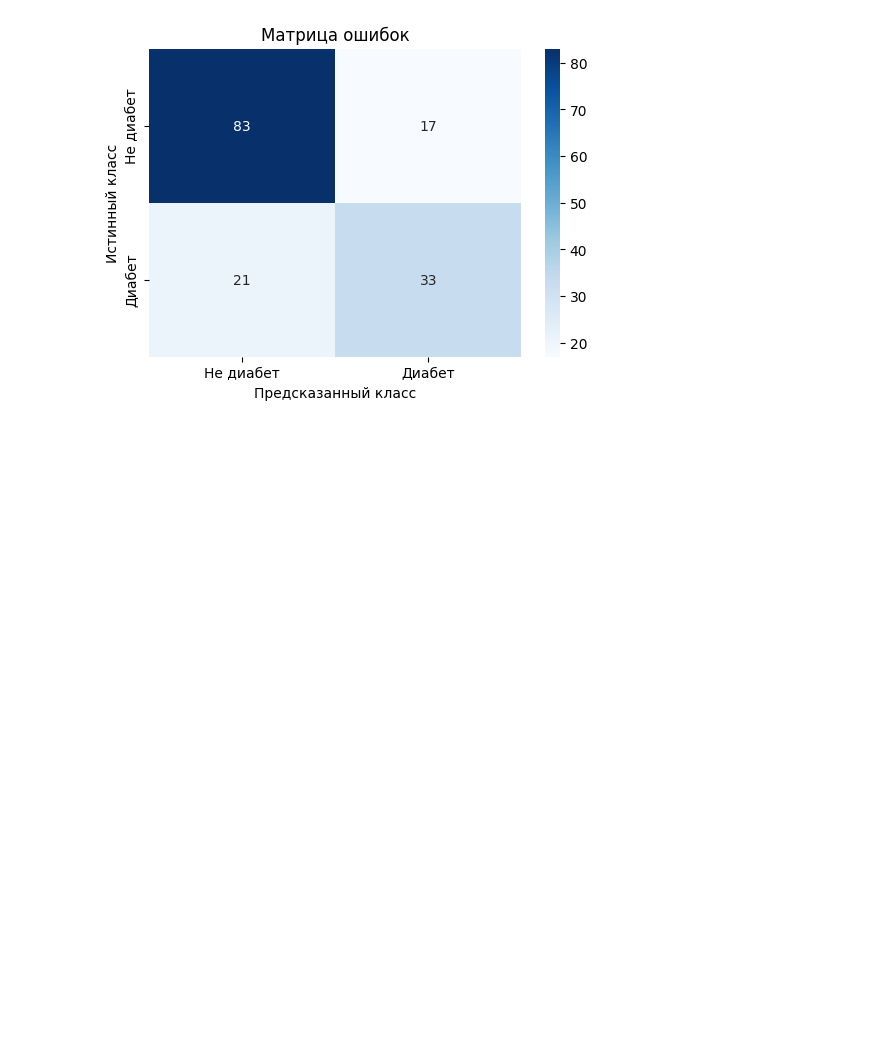
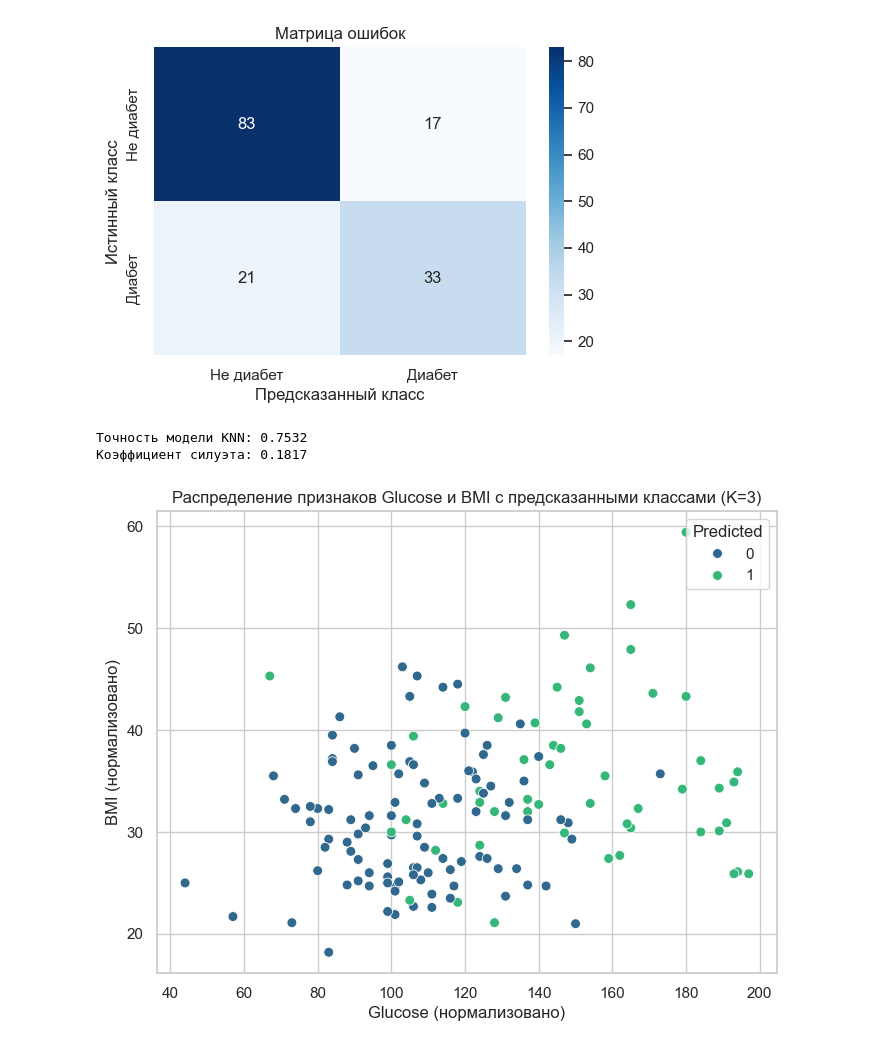
Before and after one commit to scharkoff/ml-python, a Jupyter notebook: lab_2/lab_2_var_2.ipynb, the cells around one changed output. Drawn from its saved outputs; the diff is of its cells as text; code cells hidden in the pictures; blank space fills up the shorter version.

```diff
--- a/lab_2/lab_2_var_2.ipynb
+++ b/lab_2/lab_2_var_2.ipynb
@@ -4,9 +4,12 @@ import numpy as np
 from sklearn.model_selection import train_test_split
 from sklearn.preprocessing import StandardScaler
 from sklearn.neighbors import KNeighborsClassifier
-from sklearn.metrics import accuracy_score, confusion_matrix
+from sklearn.metrics import accuracy_score, confusion_matrix, roc_curve, auc, silhouette_score
 import seaborn as sns
 import matplotlib.pyplot as plt
+
+# Установка стиля графиков
+sns.set(style="whitegrid")
 
 # Этап 0. Предобработка данных
 
@@ -55,33 +58,85 @@ X_train_scaled = scaler.fit_transform(X_train)
 # Трансформация тестовых данных
 X_test_scaled = scaler.transform(X_test)
 
-# Этап 2. Реализация алгоритма K ближайших соседей
+# Преобразование обратно в DataFrame для удобства
+X_train_scaled = pd.DataFrame(X_train_scaled, columns=X_train.columns)
+X_test_scaled = pd.DataFrame(X_test_scaled, columns=X_test.columns)
+
+
+# Этап 2. Реализация алгоритма K-ближайших соседей (KNN)
 
 # Инициализация модели KNN с K=5
 knn = KNeighborsClassifier(n_neighbors=5)
 
 # Обучение модели на тренировочных данных
 knn.fit(X_train_scaled, y_train)
+print("Модель KNN обучена на тренировочных данных.")
 
 # Предсказание классов для тестового набора
 y_pred = knn.predict(X_test_scaled)
 
-# Этап 3. Оценка качества модели
+# Добавление предсказаний в DataFrame тестовой выборки
+test_results = X_test.copy()
+test_results['Actual'] = y_test
+test_results['Predicted'] = y_pred
 
-# Вычисление точности
-accuracy = accuracy_score(y_test, y_pred)
-print(f'\nТочность модели KNN: {accuracy:.4f}')
+# Просмотр первых нескольких строк результатов
+print("\nПервые 5 строк результатов предсказаний:")
+print(test_results.head())
 
-# Вычисление матрицы ошибок
-cm = confusion_matrix(y_test, y_pred)
 
 # Визуализация матрицы ошибок
+cm = confusion_matrix(y_test, y_pred)
 plt.figure(figsize=(6,4))
-sns.heatmap(cm, annot=True, fmt='d', cmap='Blues', xticklabels=['Не диабет', 'Диабет'], yticklabels=['Не диабет', 'Диабет'])
+sns.heatmap(cm, annot=True, fmt='d', cmap='Blues',
+            xticklabels=['Не диабет', 'Диабет'],
+            yticklabels=['Не диабет', 'Диабет'])
 plt.xlabel('Предсказанный класс')
 plt.ylabel('Истинный класс')
 plt.title('Матрица ошибок')
 plt.show()
+
+# Вычисление точности модели
+accuracy = accuracy_score(y_test, y_pred)
+print(f'\nТочность модели KNN: {accuracy:.4f}')
+
+# Вычисление коэффициента силуэта
+sil_score = silhouette_score(X_test_scaled, y_pred)
+print(f'Коэффициент силуэта: {sil_score:.4f}')
+
+# Этап 4. Анализ влияния количества соседей K на работу алгоритма
+
+# Шаг 1. Обучение моделей KNN с разными значениями K и оценка их точности
+from sklearn.metrics import accuracy_score
+
+# Диапазон значений K для анализа
+k_values = range(1, 21)
+accuracies = []
+
+for k in k_values:
+    knn_k = KNeighborsClassifier(n_neighbors=k)
+    knn_k.fit(X_train_scaled, y_train)
+    y_pred_k = knn_k.predict(X_test_scaled)
+    acc = accuracy_score(y_test, y_pred_k)
+    accuracies.append(acc)
+
+# Шаг 2. Визуализация влияния K на распределение предсказанных классов
+selected_k = [3, 5, 15]
+
+for k in selected_k:
+    knn_k = KNeighborsClassifier(n_neighbors=k)
+    knn_k.fit(X_train_scaled, y_train)
+    y_pred_k = knn_k.predict(X_test_scaled)
+    test_results_k = X_test.copy()
+    test_results_k['Predicted'] = y_pred_k
+
+    plt.figure(figsize=(8,6))
+    sns.scatterplot(x='Glucose', y='BMI', hue='Predicted', palette='viridis', data=test_results_k, s=50)
+    plt.title(f'Распределение признаков Glucose и BMI с предсказанными классами (K={k})')
+    plt.xlabel('Glucose (нормализовано)')
+    plt.ylabel('BMI (нормализовано)')
+    plt.legend(title='Predicted')
+    plt.show()
 # %% [output]
 Первые 5 строк набора данных:
    Pregnancies  Glucose  BloodPressure  SkinThickness  Insulin   BMI  \
@@ -103 +158,4 @@ plt.show()
-[figure, old version]
+[figure, new version]
+Точность модели KNN: 0.7532
+Коэффициент силуэта: 0.1817
+[figure, added]
```
Also changed, not shown: parts of 1 cell of this notebook, 1 other file.
